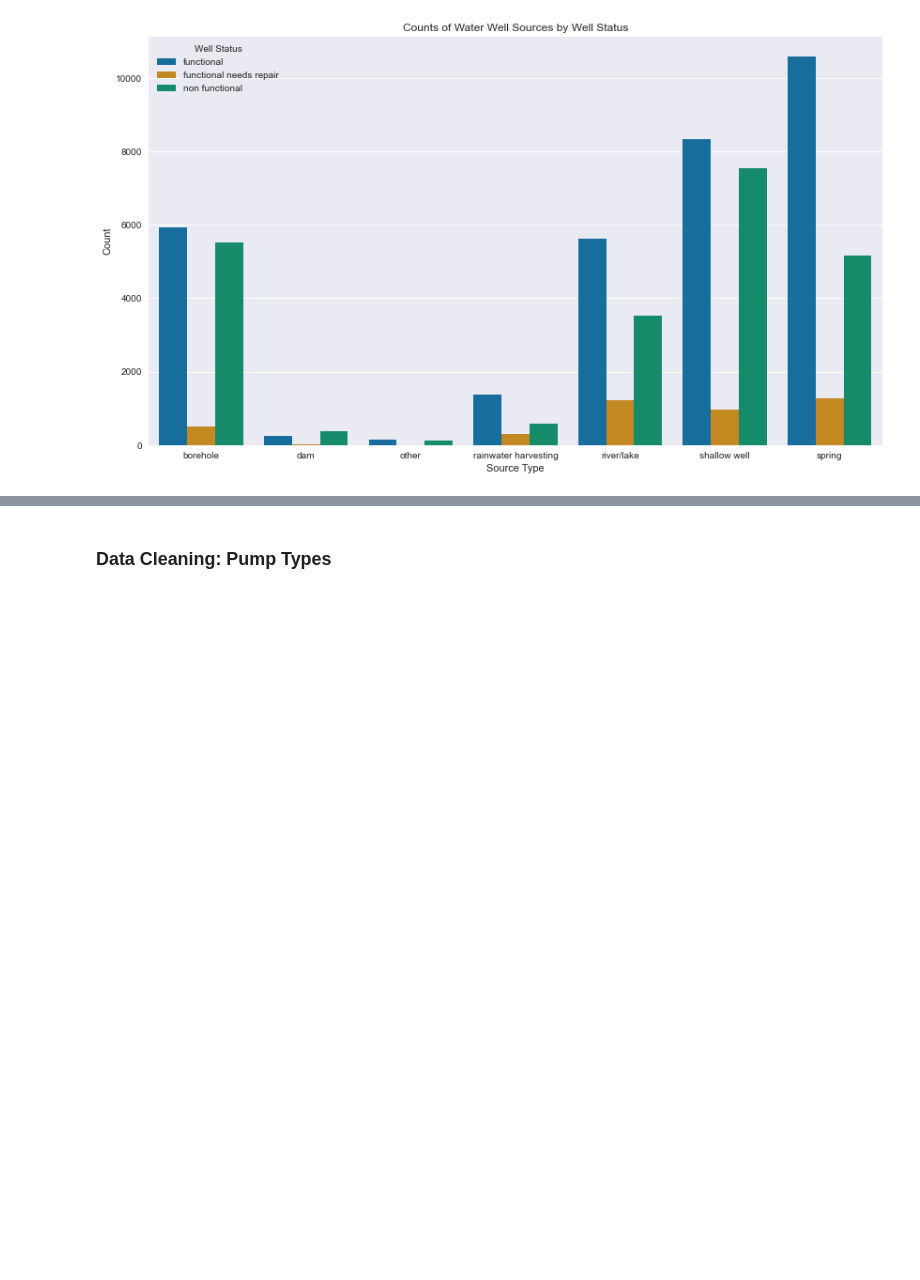
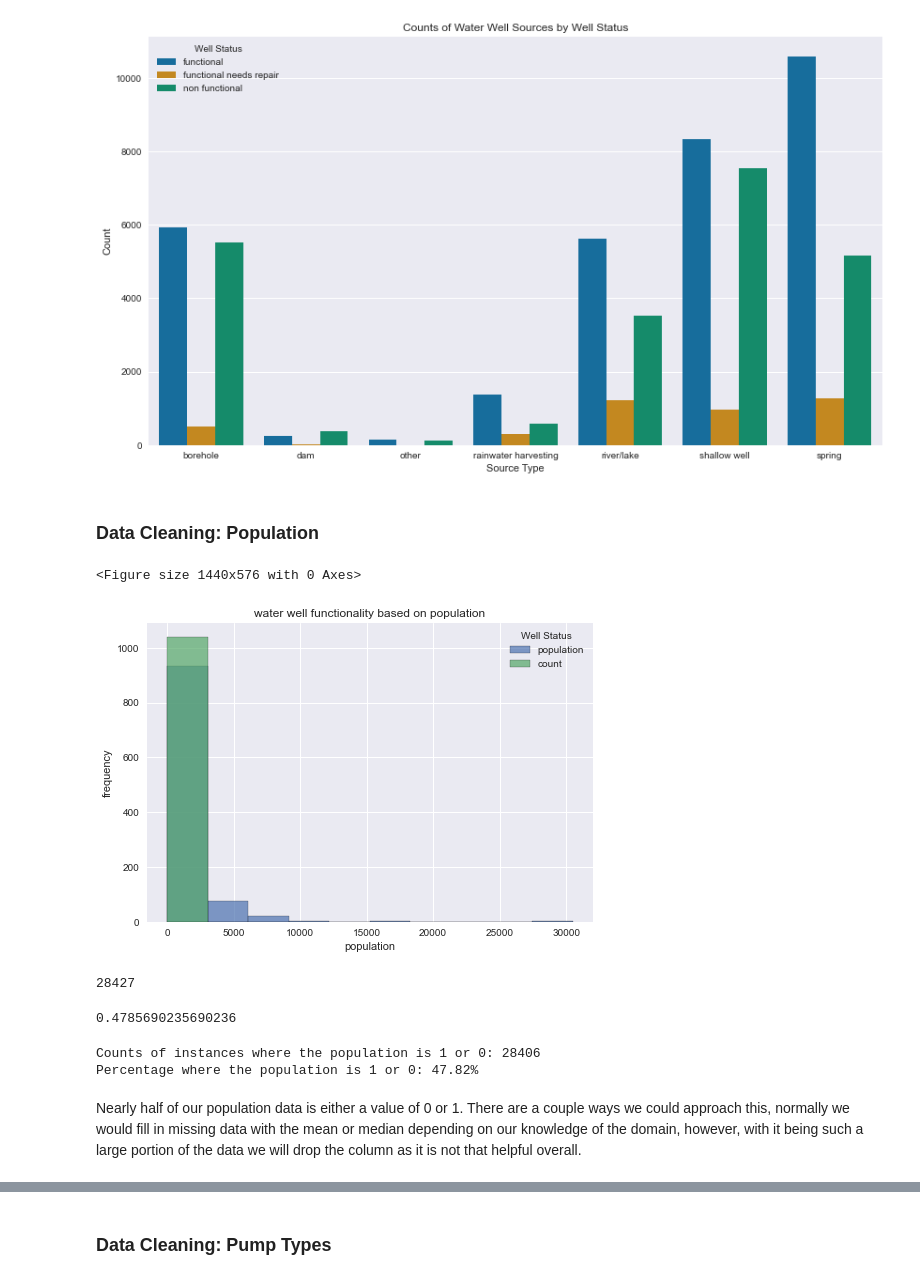
Before and after one commit to jaredlil/project-3-tanzanian-water-wells, a Jupyter notebook: project-3-tazmanian-water-wells.ipynb, the cells around one changed output, grey strips where cells are left out. Cells and saved outputs as stored; diff of their text form; code cells hidden in the pictures; blank space fills up the shorter version.

```diff
--- a/project-3-tazmanian-water-wells.ipynb
+++ b/project-3-tazmanian-water-wells.ipynb
@@ -251,3 +252,39 @@ plt.legend(title='Well Status', loc='upper left')
 plt.show()
 # %% [output]
 [figure]
+# %% [markdown]
+### Data Cleaning: Population
+# %%
+df_population = df.groupby(['population', 'status_group']).size().reset_index(name='count')
+df_filtered_population = df_population[df_population['population'] > 400]
+plt.figure(figsize=(20,8))
+
+df_filtered_population.plot.hist(bins = 10, edgecolor='black', alpha = 0.7)
+plt.xlabel('population')
+plt.ylabel('frequency')
+plt.title('water well functionality based on population')
+plt.legend(title='Well Status', loc='upper right')
+plt.show()
+# %% [output]
+<Figure size 1440x576 with 0 Axes>
+[figure, added]
+# %%
+df_population_filtered = df[df['population'] < 5]
+df_population_filtered.shape[0]
+# %% [output]
+28427
+# %%
+28427/59400
+# %% [output]
+0.4785690235690236
+# %%
+df_population_filtered_1 = df[df['population'].isin([0,1])]
+count_instances = df_population_filtered_1.shape[0]
+print(f'Counts of instances where the population is 1 or 0: {count_instances}')
+print(f'Percentage where the population is 1 or 0: {count_instances/59400 * 100:.2f}%')
+# %% [output]
+Counts of instances where the population is 1 or 0: 28406
+Percentage where the population is 1 or 0: 47.82%
+# %% [markdown]
+Nearly half of our population data is either a value of 0 or 1. There are a couple ways we could approach this, normally we would fill in missing data with
+the mean or median depending on our knowledge of the domain, however, with it being such a large portion of the data we will drop the column as it is not that helpful overall.
```
Also changed, not shown: parts of 34 cells of this notebook.
